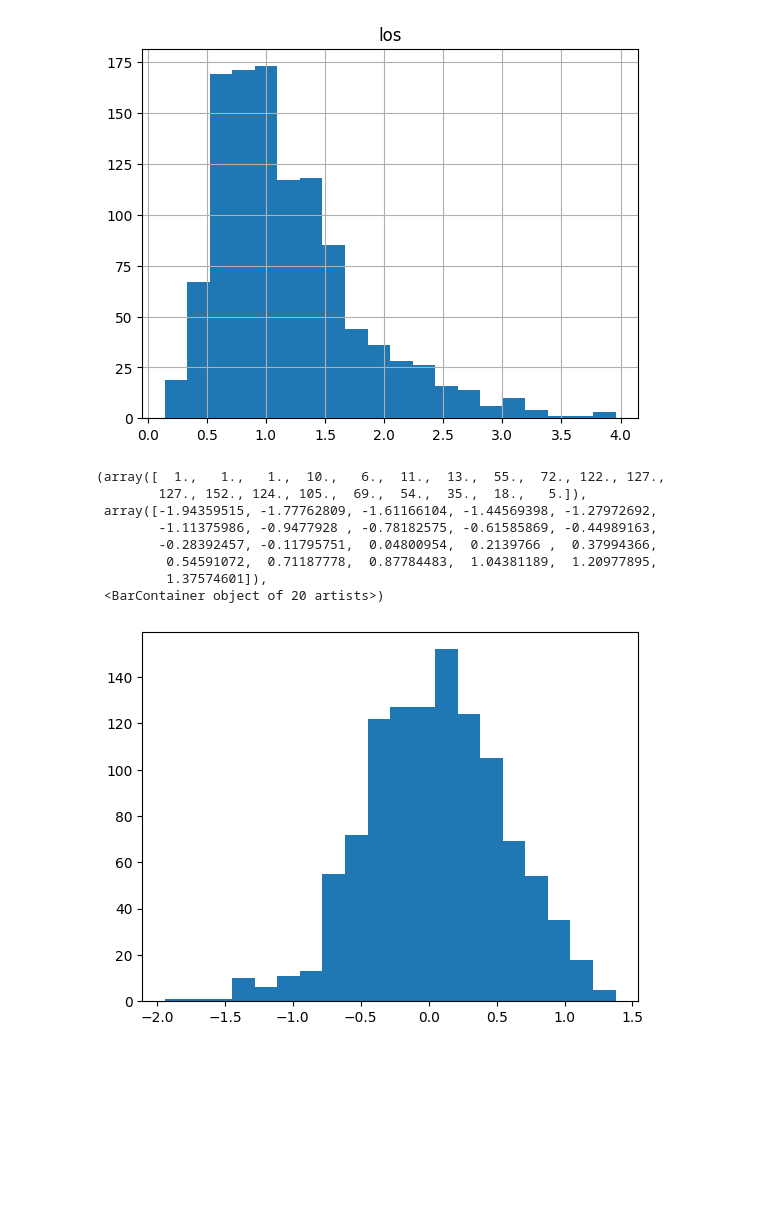
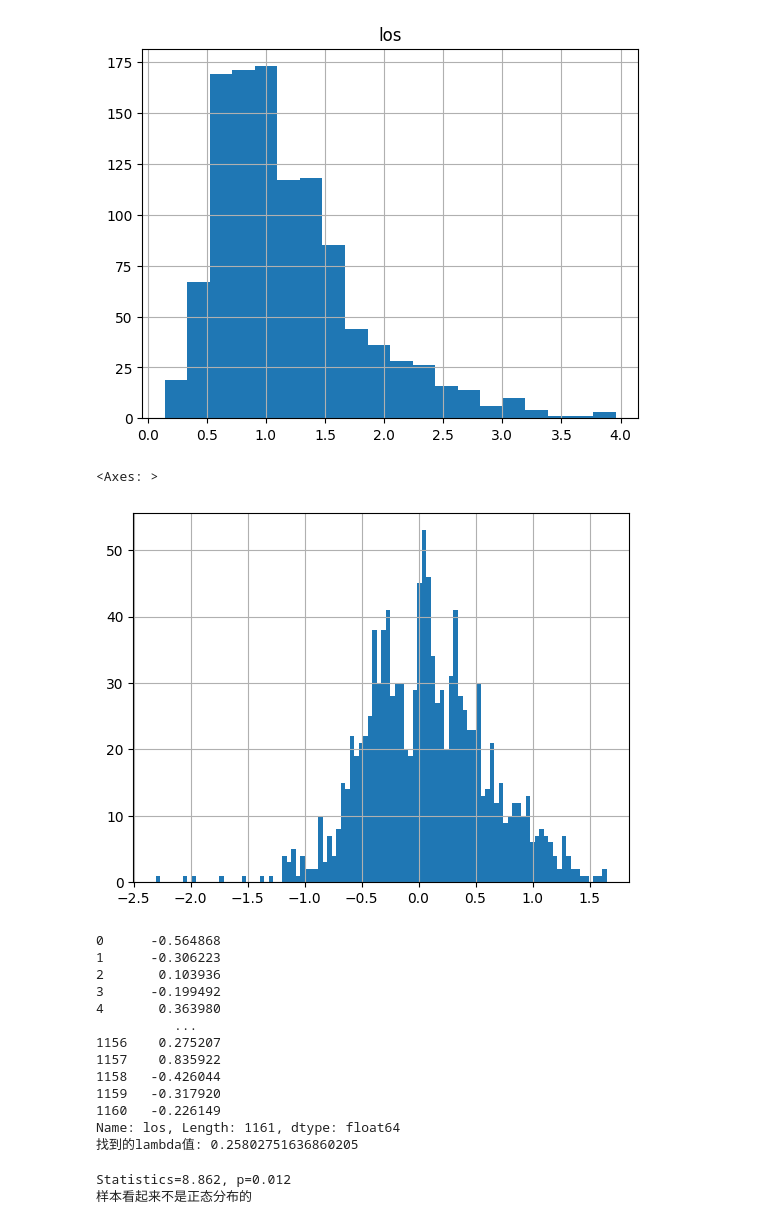
Before and after one commit to sitdownkevin/IBD-EDA, a Jupyter notebook: scripts/aes_2024_proposal.ipynb, the cells around one changed output. Saved outputs shown, nothing was run; the diff lists cells and outputs as text; code cells hidden in the pictures; blank space fills up the shorter version.

```diff
--- a/scripts/aes_2024_proposal.ipynb
+++ b/scripts/aes_2024_proposal.ipynb
@@ -157,15 +157,8 @@ for col in cols+['los']:
 [figure]
 [figure]
 [figure]
-# %%
-plt.hist(np.log(X['los']), bins=20)
-# %% [output]
-(array([  1.,   1.,   1.,  10.,   6.,  11.,  13.,  55.,  72., 122., 127.,
-        127., 152., 124., 105.,  69.,  54.,  35.,  18.,   5.]),
- array([-1.94359515, -1.77762809, -1.61166104, -1.44569398, -1.27972692,
-        -1.11375986, -0.9477928 , -0.78182575, -0.61585869, -0.44989163,
-        -0.28392457, -0.11795751,  0.04800954,  0.2139766 ,  0.37994366,
-         0.54591072,  0.71187778,  0.87784483,  1.04381189,  1.20977895,
-         1.37574601]),
- <BarContainer object of 20 artists>)
-[figure, removed]
+# %%
+data['los'].hist(bins=100)
+# %% [output]
+<Axes: >
+[figure, added]
@@ -171,0 +170,44 @@ plt.hist(np.log(X['los']), bins=20)
+# %%
+import pandas as pd
+from scipy import stats
+
+# 假设你已经有了一个Pandas DataFrame `df` 和一个列名 `column_name`
+
+# 确保这一列中的所有值都大于0
+# 如果有零或负数，你需要先对数据进行平移
+# 例如：df['column_name'] = df['column_name'] + 1
+
+# 应用Box-Cox转换
+data['los'], fitted_lambda = stats.boxcox(data['los'])
+
+# 打印转换后的列和找到的lambda值
+print(data['los'])
+print(f"找到的lambda值: {fitted_lambda}")
+# %% [output]
+0      -0.564868
+1      -0.306223
+2       0.103936
+3      -0.199492
+4       0.363980
+          ...
+1156    0.275207
+1157    0.835922
+1158   -0.426044
+1159   -0.317920
+1160   -0.226149
+Name: los, Length: 1161, dtype: float64
+找到的lambda值: 0.25802751636860205
+# %%
+from scipy.stats import normaltest
+
+stat, p = normaltest(data['los'])
+print('Statistics=%.3f, p=%.3f' % (stat, p))
+
+# 解读结果
+if p > 0.05:
+    print('样本看起来是正态分布的')
+else:
+    print('样本看起来不是正态分布的')
+# %% [output]
+Statistics=8.862, p=0.012
+样本看起来不是正态分布的
```
Also changed, not shown: parts of 15 cells of this notebook, 2 other files.
